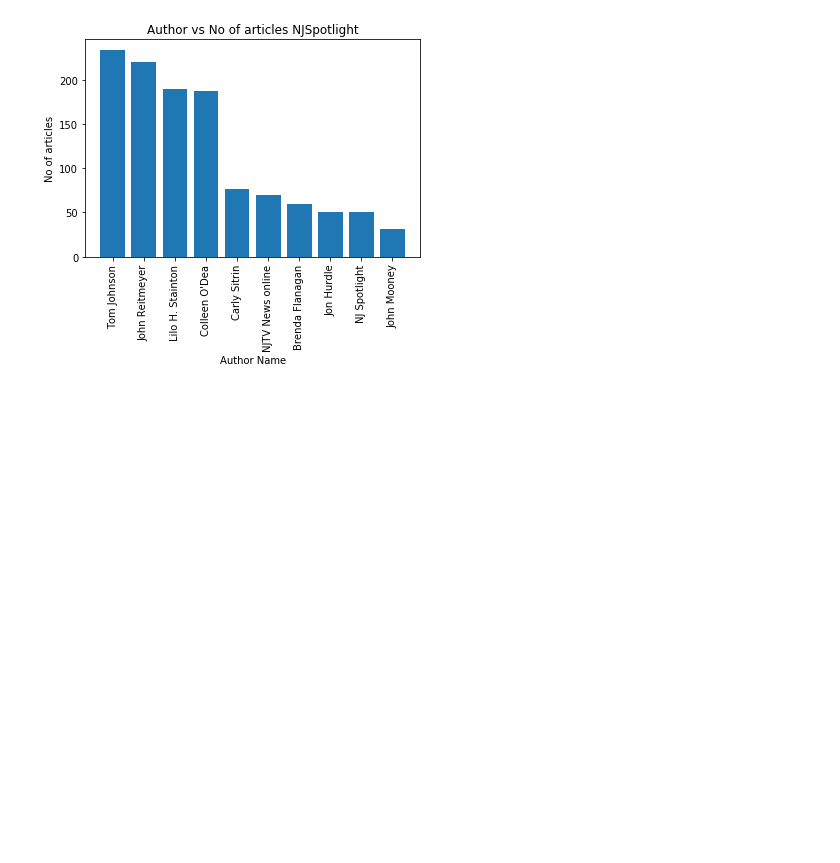
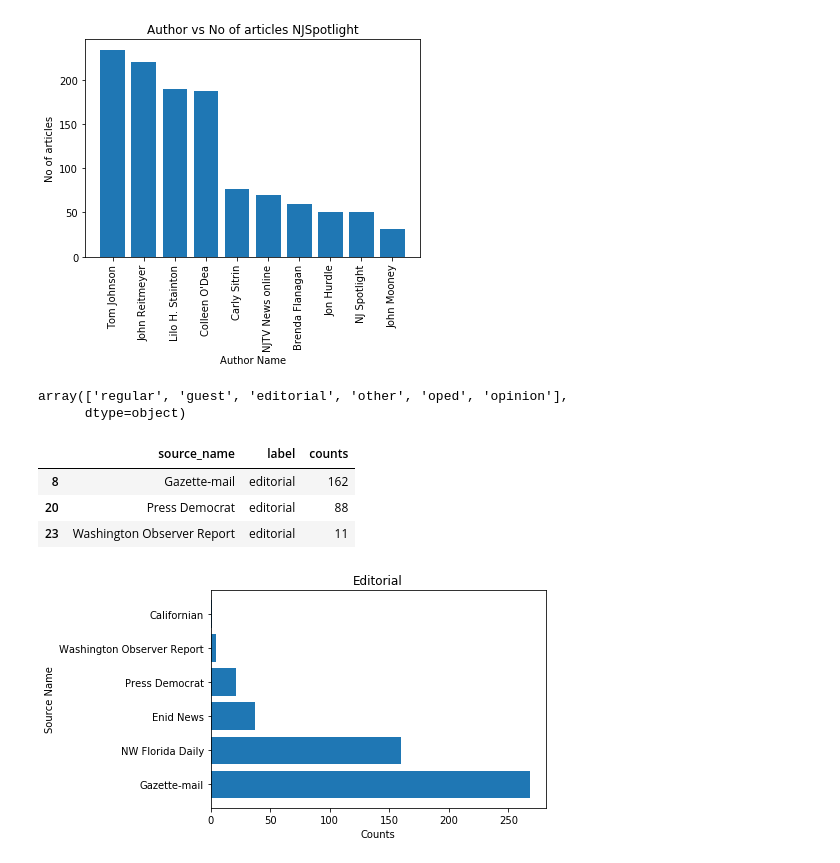
Before and after one commit to ujjwal95/bloomberg_editorial_classifier, a Jupyter notebook: src/eda/author_viz/auth_viz.ipynb, the cells around one changed output. Cells and saved outputs as stored; diff of their text form; code cells hidden in the pictures; blank space fills up the shorter version.

Commit message:
Additional graphs

```diff
--- a/src/eda/author_viz/auth_viz.ipynb
+++ b/src/eda/author_viz/auth_viz.ipynb
@@ -12,12 +12,14 @@ Mounted at /content/gdrive
 # %% [output]
 '/content/gdrive/My Drive/combined_data.csv'
 # %%
-inp_file0 = pd.read_csv('/content/gdrive/My Drive/combined_data.csv', encoding='utf-8')
-print(inp_file0.columns)
+base = pd.read_csv('/content/gdrive/My Drive/combined_data.csv', encoding='utf-8')
+print(base.columns)
 # %% [output]
 Index(['source_name', 'url', 'created_date', 'tag', 'heading', 'author',
        'article_text', 'label'],
       dtype='object')
+# %%
+inp_file0 = base.copy()
 # %%
 # regular 0 non regular all others
 inp_file0['label'] = inp_file0['label'].apply(lambda x: 'regular' if x=='regular' else 'other')
@@ -324,0 +329,9 @@ plot_graph(df, 'Author vs No of articles NJSpotlight')
+# %%
+author_check['label'] = author_check['label'].str.replace('0', 'regular')
+author_check['label'] = author_check['label'].str.replace('1', 'other')
+author_check['label'] = author_check['label'].str.replace('2', 'other')
+
+author_check['label'].unique()
+# %% [output]
+array(['regular', 'guest', 'editorial', 'other', 'oped', 'opinion'],
+      dtype=object)
@@ -324,0 +341,20 @@ plot_graph(df, 'Author vs No of articles NJSpotlight')
+# %%
+# plots to show which category is covered by which newspaper
+def plot_grap_hori(df, label):
+  plt.barh(df.loc[:,'source_name'], df.loc[:, 'counts'], align="center")
+  plt.xticks()
+  plt.ylabel('Source Name')
+  plt.xlabel('Counts')
+  plt.title(label)
+# %%
+nyt1 = inp_file3[inp_file3['label'].str.match('editorial')].sort_values('counts', ascending=False)
+nyt1
+# %% [output]
+|  | source_name | label | counts |
+| 8 | Gazette-mail | editorial | 162 |
+| 20 | Press Democrat | editorial | 88 |
+| 23 | Washington Observer Report | editorial | 11 |
+# %%
+plot_grap_hori(nyt2, 'Editorial')
+# %% [output]
+[figure, added]
```
Also changed, not shown: parts of 10 cells of this notebook.
